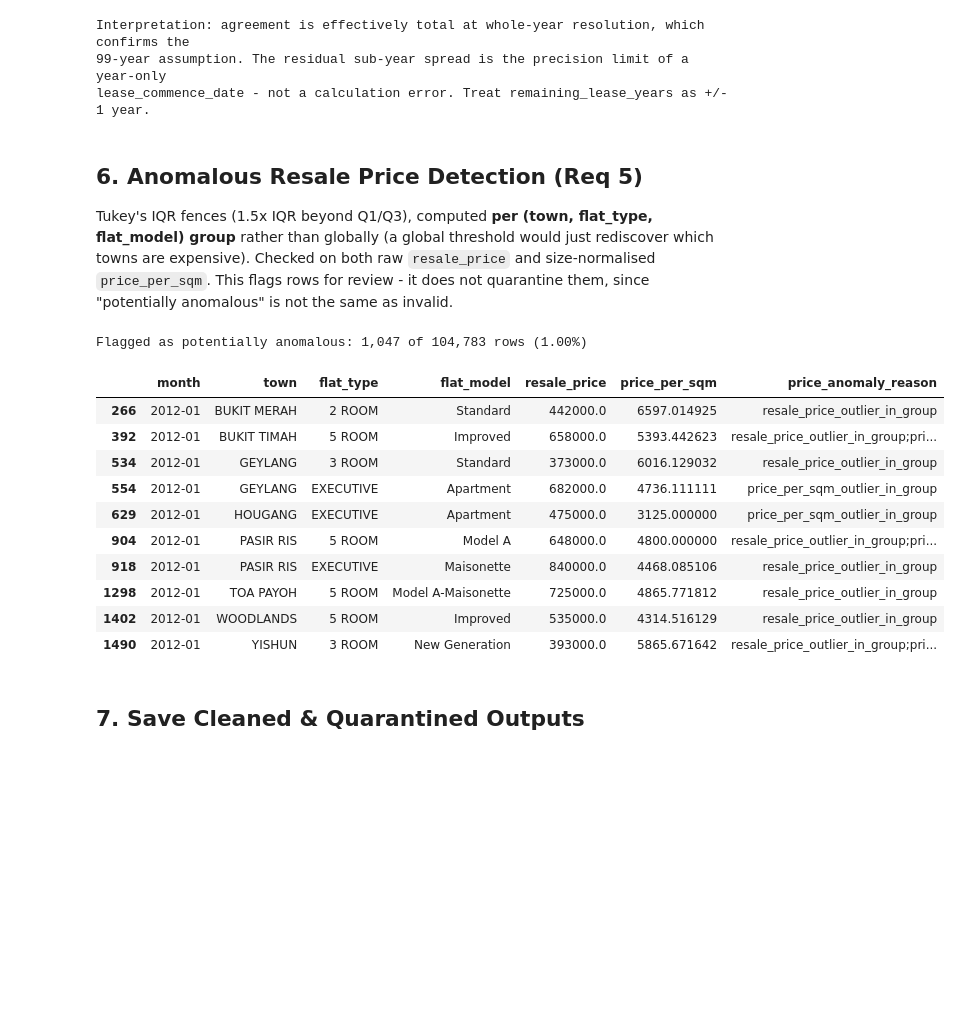
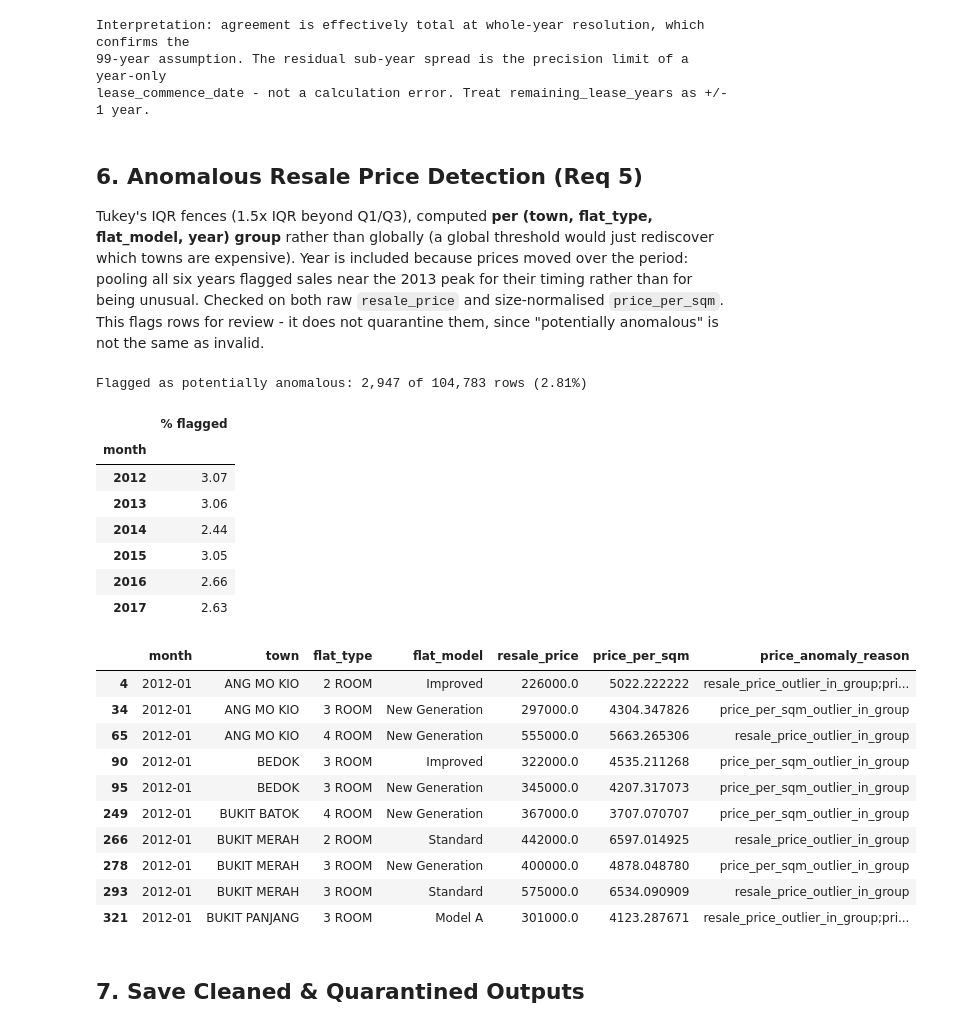
Before and after one commit to gracecms/resale-flat-prices-pipeline, a Jupyter notebook: notebooks/hdb_resale_etl_pipeline.ipynb, the cells around one changed output. Saved outputs shown, nothing was run; the diff lists cells and outputs as text; code cells hidden in the pictures; blank space fills up the shorter version.

```diff
--- a/notebooks/hdb_resale_etl_pipeline.ipynb
+++ b/notebooks/hdb_resale_etl_pipeline.ipynb
@@ -317,31 +317,43 @@ lease_commence_date - not a calculation error. Treat remaining_lease_years as +/
 # %% [markdown]
 ## 6. Anomalous Resale Price Detection (Req 5)
 
-Tukey's IQR fences (1.5x IQR beyond Q1/Q3), computed **per (town, flat_type, flat_model)
-group** rather than globally (a global threshold would just rediscover which towns are
-expensive). Checked on both raw `resale_price` and size-normalised `price_per_sqm`. This flags
+Tukey's IQR fences (1.5x IQR beyond Q1/Q3), computed **per (town, flat_type, flat_model,
+year) group** rather than globally (a global threshold would just rediscover which towns are
+expensive). Year is included because prices moved over the period: pooling all six years
+flagged sales near the 2013 peak for their timing rather than for being unusual. Checked on
+both raw `resale_price` and size-normalised `price_per_sqm`. This flags
 rows for review - it does not quarantine them, since "potentially anomalous" is not the same
 as invalid.
 # %%
-# Outliers are judged within (town, flat_type, flat_model) groups, on price and on
+# Outliers are judged within (town, flat_type, flat_model, year) groups, on price and on
 # price-per-sqm. Flagged rows stay in the cleaned data: "potentially anomalous" is not invalid.
 cleaned = add_anomaly_flags(cleaned)
 n_anomalous = cleaned["is_price_anomalous"].sum()
 print(f"Flagged as potentially anomalous: {n_anomalous:,} of {len(cleaned):,} rows ({100*n_anomalous/len(cleaned):.2f}%)")
+# The flag rate should be roughly level across years now that each year has its own baseline.
+display((cleaned.groupby(cleaned["month"].str[:4])["is_price_anomalous"].mean() * 100).round(2).to_frame("% flagged"))
 cleaned[cleaned["is_price_anomalous"]][["month", "town", "flat_type", "flat_model", "resale_price", "price_per_sqm", "price_anomaly_reason"]].head(10)
 # %% [output]
-Flagged as potentially anomalous: 1,047 of 104,783 rows (1.00%)
+Flagged as potentially anomalous: 2,947 of 104,783 rows (2.81%)
-|  | month | town | flat_type | flat_model | resale_price | price_per_sqm | price_anomaly_reason |
-| 266 | 2012-01 | BUKIT MERAH | 2 ROOM | Standard | 442000.0 | 6597.014925 | resale_price_outlier_in_group |
-| 392 | 2012-01 | BUKIT TIMAH | 5 ROOM | Improved | 658000.0 | 5393.442623 | resale_price_outlier_in_group;pri... |
-| 534 | 2012-01 | GEYLANG | 3 ROOM | Standard | 373000.0 | 6016.129032 | resale_price_outlier_in_group |
-| 554 | 2012-01 | GEYLANG | EXECUTIVE | Apartment | 682000.0 | 4736.111111 | price_per_sqm_outlier_in_group |
-| 629 | 2012-01 | HOUGANG | EXECUTIVE | Apartment | 475000.0 | 3125.000000 | price_per_sqm_outlier_in_group |
-| 904 | 2012-01 | PASIR RIS | 5 ROOM | Model A | 648000.0 | 4800.000000 | resale_price_outlier_in_group;pri... |
-| 918 | 2012-01 | PASIR RIS | EXECUTIVE | Maisonette | 840000.0 | 4468.085106 | resale_price_outlier_in_group |
-| 1298 | 2012-01 | TOA PAYOH | 5 ROOM | Model A-Maisonette | 725000.0 | 4865.771812 | resale_price_outlier_in_group |
-| 1402 | 2012-01 | WOODLANDS | 5 ROOM | Improved | 535000.0 | 4314.516129 | resale_price_outlier_in_group |
-| 1490 | 2012-01 | YISHUN | 3 ROOM | New Generation | 393000.0 | 5865.671642 | resale_price_outlier_in_group;pri... |
+|  | % flagged |
+| month |  |
+| 2012 | 3.07 |
+| 2013 | 3.06 |
+| 2014 | 2.44 |
+| 2015 | 3.05 |
+| 2016 | 2.66 |
+| 2017 | 2.63 |
+|  | month | town | flat_type | flat_model | resale_price | price_per_sqm | price_anomaly_reason |
+| 4 | 2012-01 | ANG MO KIO | 2 ROOM | Improved | 226000.0 | 5022.222222 | resale_price_outlier_in_group;pri... |
+| 34 | 2012-01 | ANG MO KIO | 3 ROOM | New Generation | 297000.0 | 4304.347826 | price_per_sqm_outlier_in_group |
+| 65 | 2012-01 | ANG MO KIO | 4 ROOM | New Generation | 555000.0 | 5663.265306 | resale_price_outlier_in_group |
+| 90 | 2012-01 | BEDOK | 3 ROOM | Improved | 322000.0 | 4535.211268 | price_per_sqm_outlier_in_group |
+| 95 | 2012-01 | BEDOK | 3 ROOM | New Generation | 345000.0 | 4207.317073 | price_per_sqm_outlier_in_group |
+| 249 | 2012-01 | BUKIT BATOK | 4 ROOM | New Generation | 367000.0 | 3707.070707 | price_per_sqm_outlier_in_group |
+| 266 | 2012-01 | BUKIT MERAH | 2 ROOM | Standard | 442000.0 | 6597.014925 | resale_price_outlier_in_group |
+| 278 | 2012-01 | BUKIT MERAH | 3 ROOM | New Generation | 400000.0 | 4878.048780 | price_per_sqm_outlier_in_group |
+| 293 | 2012-01 | BUKIT MERAH | 3 ROOM | Standard | 575000.0 | 6534.090909 | resale_price_outlier_in_group |
+| 321 | 2012-01 | BUKIT PANJANG | 3 ROOM | Model A | 301000.0 | 4123.287671 | resale_price_outlier_in_group;pri... |
 # %% [markdown]
 ## 7. Save Cleaned & Quarantined Outputs
 # %%
```
Also changed, not shown: parts of 3 cells of this notebook, 9 other files.
